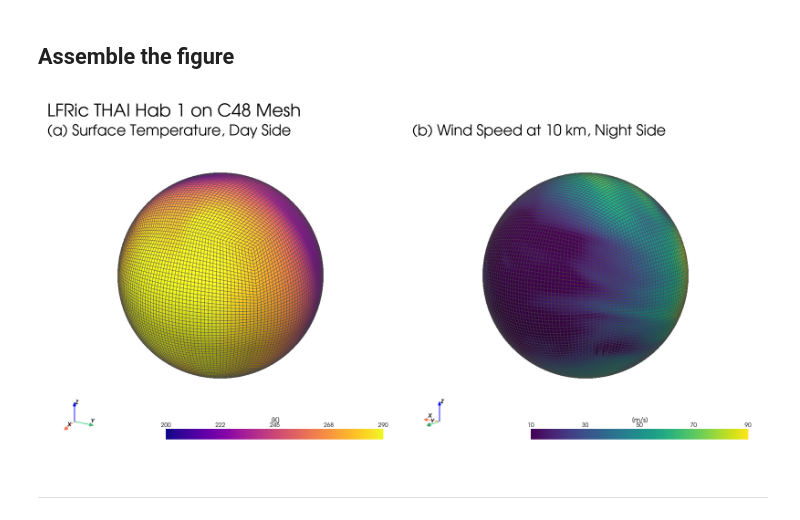
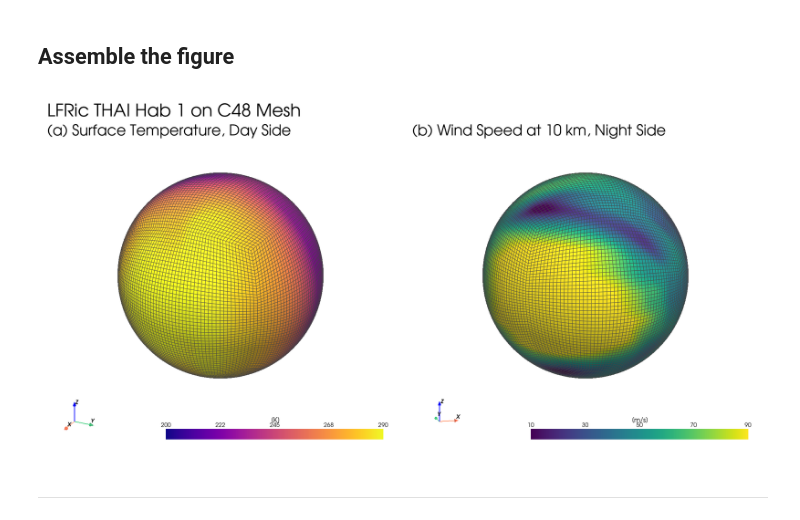
Before and after one commit to dennissergeev/lfric_exo_bench_code, a Jupyter notebook: src/scripts/Mesh-3D.ipynb, the cells around one changed output. Cells and saved outputs as stored; diff of their text form; code cells hidden in the pictures.

Commit message:
update 3D figure, add the required data

```diff
--- a/src/scripts/Mesh-3D.ipynb
+++ b/src/scripts/Mesh-3D.ipynb
@@ -61,12 +61,14 @@ scooby.doo(
 # %% [markdown]
 Define file paths
 # %%
-inpdir = paths.results_raw_lfric / "thai_hab1"
-c_num = 48
-fnames = sorted(
-    inpdir.glob(f"*/*{c_num}*/lfric_diag.nc"),
-    key=lambda x: int(x.parent.parent.name),
-)
+# inpdir = paths.results_raw_lfric / "thai_hab1"
+# c_num = 48
+# fnames = sorted(
+#     inpdir.glob(f"*/*{c_num}*/lfric_diag.nc"),
+#     key=lambda x: int(x.parent.parent.name),
+# )
+# fname = fnames[-1]  # load only the last time chunk
+fname = paths.data_final / "lfric" / "thai_hab1" / "thai_hab1_day_3600.nc"
 # %% [markdown]
 Create a function to add vertical levels info
 # %%
@@ -79,5 +81,5 @@ Load only the last file and attach vertical levels via an iris callback
 # %%
-cl = load_lfric_raw(fnames[-1], callback=add_levs)
+cl = load_lfric_raw(fname, callback=add_levs)
 # %% [markdown]
 Print available cubes
 # %%
@@ -136,7 +122,7 @@ def cube2d_to_mesh(
 # %% [markdown]
 Select variables and the time slice (`t_idx`)
 # %%
-t_idx = -2
+t_idx = -1
 
 t_sfc = cl.extract_cube("grid_surface_temperature")[t_idx, ...]
 u = cl.extract_cube("u_in_w3")[t_idx, ...]
@@ -208,36 +194,36 @@ plotter.add_text(
 )
 plotter.add_light(light)
 
 plotter.subplot(0, 1)
 plotter.add_mesh(
     wspd_mesh,
     show_scalar_bar=False,
     cmap="viridis",
     clim=[10, 90],
     show_edges=True,
     edge_color="#444444",
     lighting=True,
     ambient=0.25,
 )
 plotter.add_axes()
-plotter.view_vector((-0.5, 0.75, 0.20))
+plotter.view_vector((-0.2, -0.8, 0.20))
 # plotter.view_xy()
 plotter.add_text(
     "(b) Wind Speed at 10 km, Night Side",
     position=(0.025, 0.875),
     viewport=True,
     font_size=20,
 )
 plotter.add_scalar_bar(
     title="[m/s]", title_font_size=18, label_font_size=16, fmt="%.0f"
 )
 # plotter.add_light(light)
 
 # plotter.show()
 plotter.show(jupyter_backend="static")
-plotter.save_graphic(paths.figures / f"thai_hab1___gv__t_sfc_wspd_10km.pdf")
+# plotter.save_graphic(paths.figures / f"thai_hab1___gv__t_sfc_wspd_10km.pdf")
 # %% [output]
-[figure, old version]
+[figure, new version]
 # %% [markdown]
 ---
 # %% [markdown]
```
Also changed, not shown: parts of 4 cells of this notebook, 3 other files.
